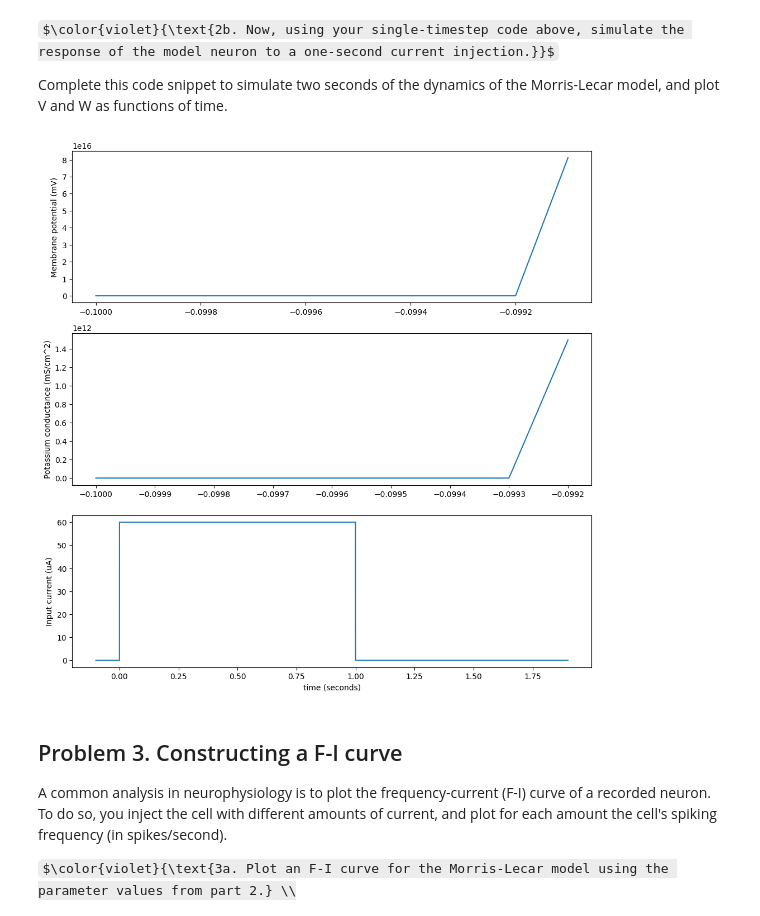
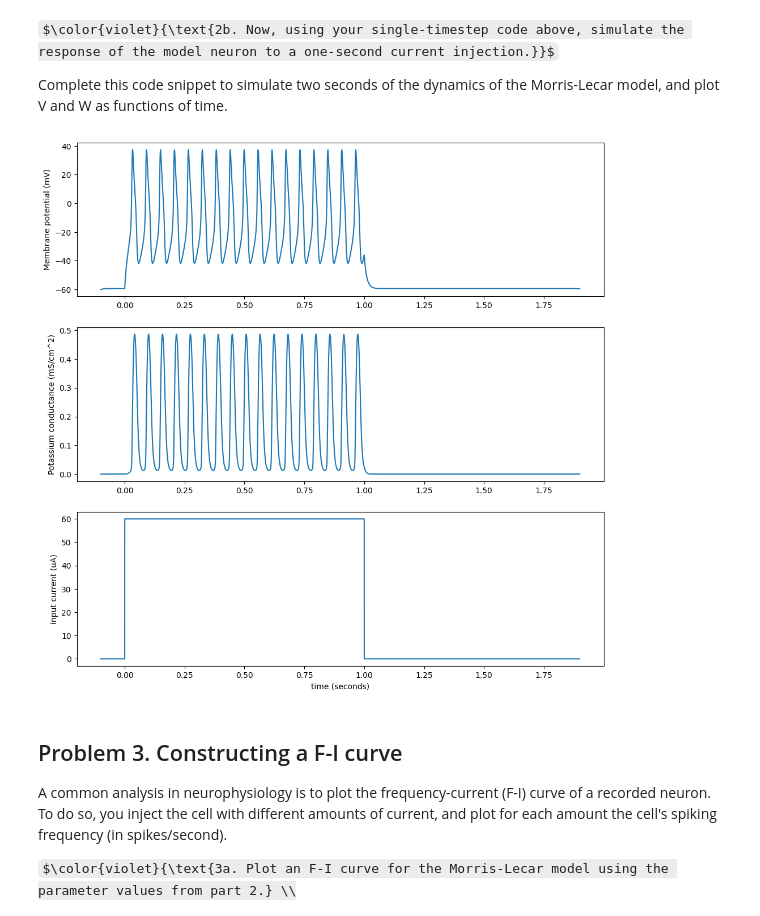
Before and after one commit to dbasrai/nuin443, a Jupyter notebook: problemSets/NUIN443_ps9_simulations-diya.ipynb, the cells around one changed output. Drawn from its saved outputs; the diff is of its cells as text; code cells hidden in the pictures; some formulas as TeX source.

```diff
--- a/problemSets/NUIN443_ps9_simulations-diya.ipynb
+++ b/problemSets/NUIN443_ps9_simulations-diya.ipynb
@@ -50,7 +50,7 @@ V1 = -1.2 #high number, never changes, low number stays maximal
 V2 = 18.0
 V3 = 12.0
 V4 = 17.4
-T0 = 0.0667
+T0 = 15
 # %% [markdown]
 $\color{violet}{\text{1a. Write lambda functions defining $M_{ss}$, $W_{ss}$, and $T_W$ as functions of an input parameter $V$.}}$
 # %%
@@ -106,7 +106,7 @@ param_channels = {'V1': -1.2,   # mV
                   'V2': 18.0,   # mV
                   'V3': 12.0,   # mV
                   'V4': 17.4,   # mV
-                  'T0': 0.0667  # ms^-1 we didn't talk about this- it's just a scaling term on the rate of change of W
+                  'T0': 15  # ms^-1 we didn't talk about this- it's just a scaling term on the rate of change of W
                  }
 # %% [markdown]
 $\color{violet}{\text{2a. First, complete this function that simulates one timestep of the model.}}$
@@ -132,8 +132,10 @@ def morris_lecar_step(V, W, param_cell, param_channels, I, dt):
     Wss = lambda V: (1+np.tanh((V-V3)/V4))/2
     Tw  = lambda V: T0/(np.cosh((V-V3)/(2*V4)))
 
+
+
     # calculate change in V and W according to the Morris-Lecar model:
-    dvdt = (gCa * Mss(V) * (V-vCa)) - (gK*W*(V-vK))-(gL*(V-vL))+I
+    dvdt = ((-gCa * Mss(V) * (V-vCa)) - (gK*W*(V-vK))-(gL*(V-vL))+I) / C
     dwdt = (Wss(V)-W) / (Tw(V))
 
     # update V and W using first-order Euler's method:
@@ -158,35 +160,35 @@ stim_duration = 1.   # stimulus duration in seconds
 stim_amp = 60.0      # stimulus amplitude in uA
 
 time = np.arange(0, tmax, dt)/1000.  # simulation timestamps
 time = time - stim_on  # align time to current onset, just for fun
 simtime = len(time)    # compute the number of simulation timesteps
 
 I = np.zeros(simtime) # create the input current
-I[1000:11000] = stim_amp
+I[int(stim_on * 10000):int((stim_duration+stim_on) * 10000)] = stim_amp
 
 
 v_store = np.zeros(simtime)  # store history of V
 w_store = np.zeros(simtime)  # store history of W
 for t in range(simtime):
     V, W, mss, wss, tw = morris_lecar_step(V, W, param_cell, param_channels, I[t], dt)
     v_store[t] = V
     w_store[t] = W
     ... # replace this with your code
 
 
 fig, ax = plt.subplots(3, figsize=(12,12))
 ax[0].plot(time, v_store)
 ax[0].set_ylabel('Membrane potential (mV)')
 
 ax[1].plot(time, w_store)
 ax[1].set_ylabel('Potassium conductance (mS/cm^2)')
 
 ax[2].plot(time, I)
 ax[2].set_ylabel('Input current (uA)')
 ax[2].set_xlabel('time (seconds)')
 plt.show()
 # %% [output]
-[figure, old version]
+[figure, new version]
 # %% [markdown]
 ## Problem 3. Constructing a F-I curve
 A common analysis in neurophysiology is to plot the frequency-current (F-I) curve of a recorded neuron. To do so, you inject the cell with different amounts of current, and plot for each amount the cell's spiking frequency (in spikes/second).
```
Also changed, not shown: parts of 11 cells of this notebook, 1 other file.
